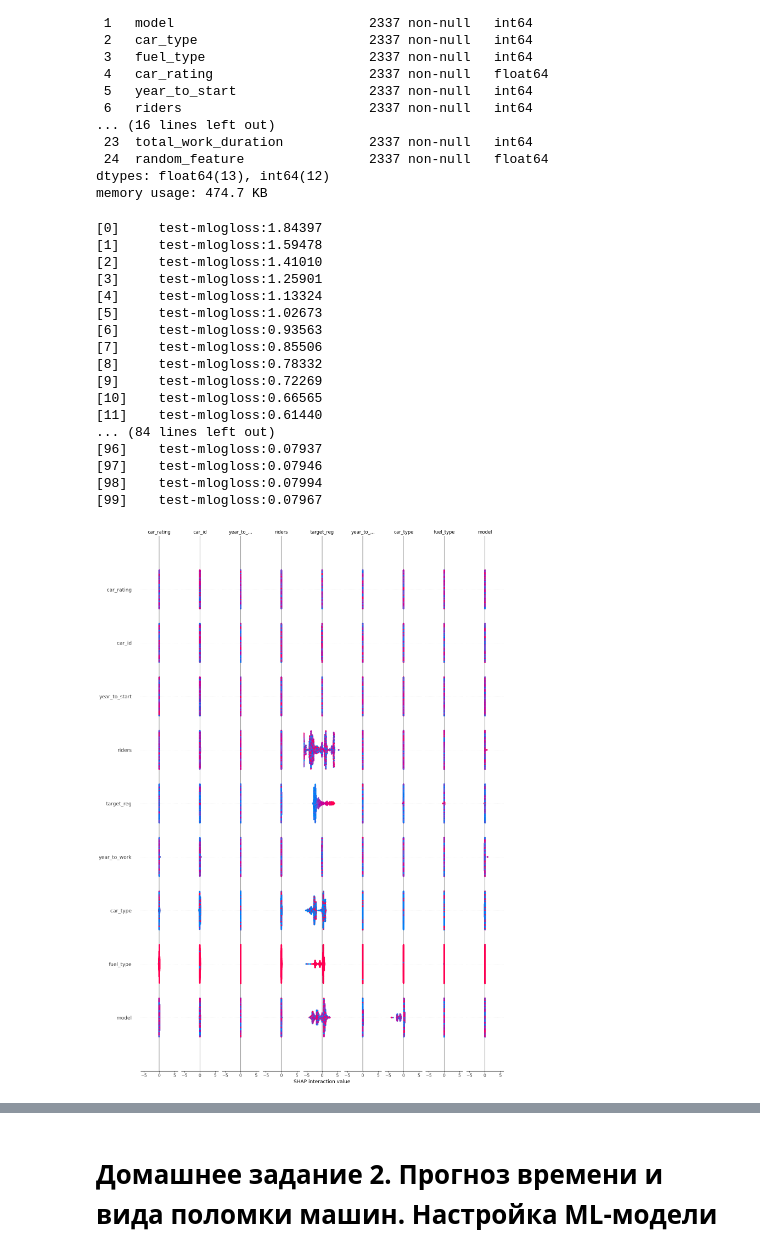
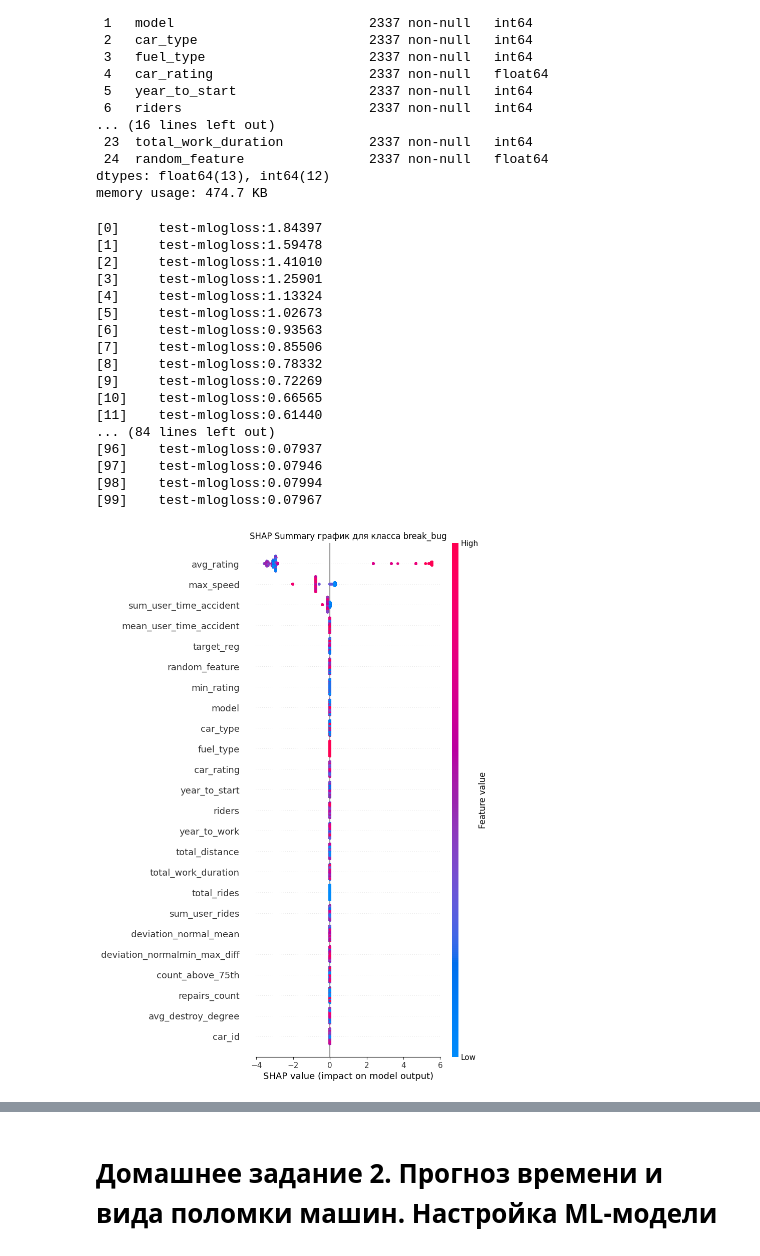
Before and after one commit to km-mipt-nlp-gen/ds_comp, a Jupyter notebook: hw1_Соревновательныи__DS.ipynb, the cells around one changed output, grey strips where cells are left out. Saved outputs shown, nothing was run; the diff lists cells and outputs as text; code cells hidden in the pictures.

```diff
--- a/hw1_Соревновательныи__DS.ipynb
+++ b/hw1_Соревновательныи__DS.ipynb
@@ -924,23 +977,23 @@ Data columns (total 25 columns):
 dtypes: float64(13), int64(12)
 memory usage: 474.7 KB
 # %%
-shap_results = get_shap_results(labeled_target_fitration_df, 'target_class')
+target_class_shap_results, target_class_mean_abs_shap_series = get_shap_results(labeled_target_fitration_df, 'target_class', 'random_feature')
 # %% [output]
 [0]     test-mlogloss:1.84397
 [1]     test-mlogloss:1.59478
 [2]     test-mlogloss:1.41010
 [3]     test-mlogloss:1.25901
 [4]     test-mlogloss:1.13324
 [5]     test-mlogloss:1.02673
 [6]     test-mlogloss:0.93563
 [7]     test-mlogloss:0.85506
 [8]     test-mlogloss:0.78332
 [9]     test-mlogloss:0.72269
 [10]    test-mlogloss:0.66565
 [11]    test-mlogloss:0.61440
 ... (84 lines left out)
 [96]    test-mlogloss:0.07937
 [97]    test-mlogloss:0.07946
 [98]    test-mlogloss:0.07994
 [99]    test-mlogloss:0.07967
-[figure, old version]
+[figure, new version]
```
Also changed, not shown: parts of 29 cells of this notebook.
